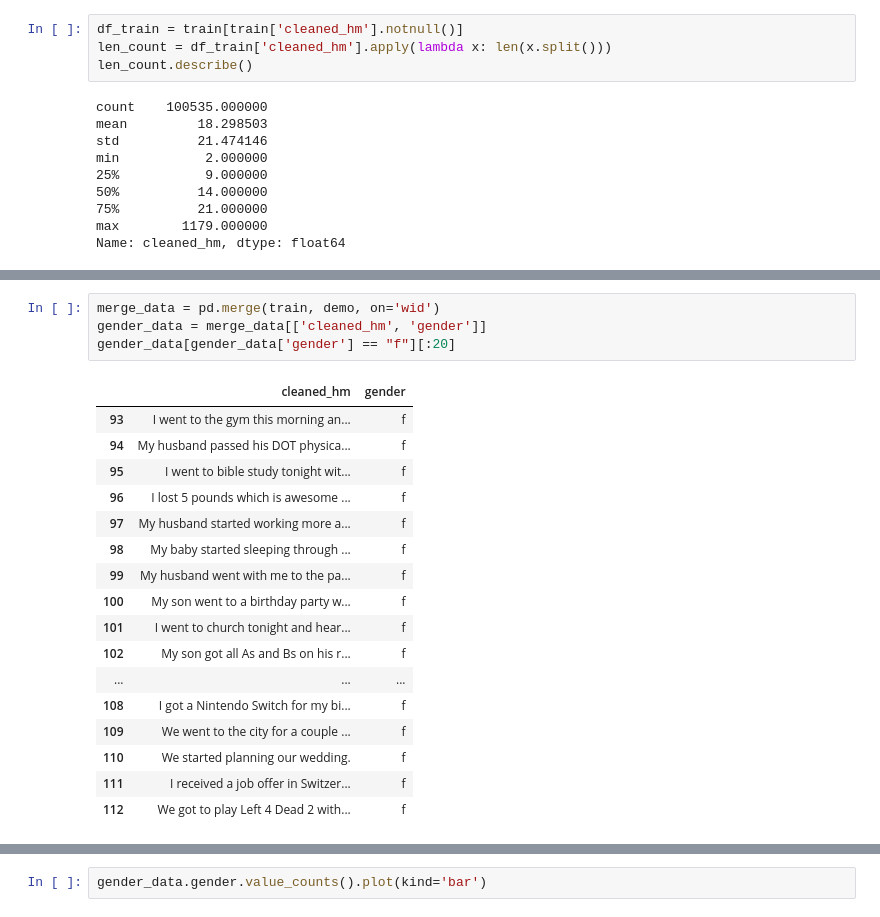
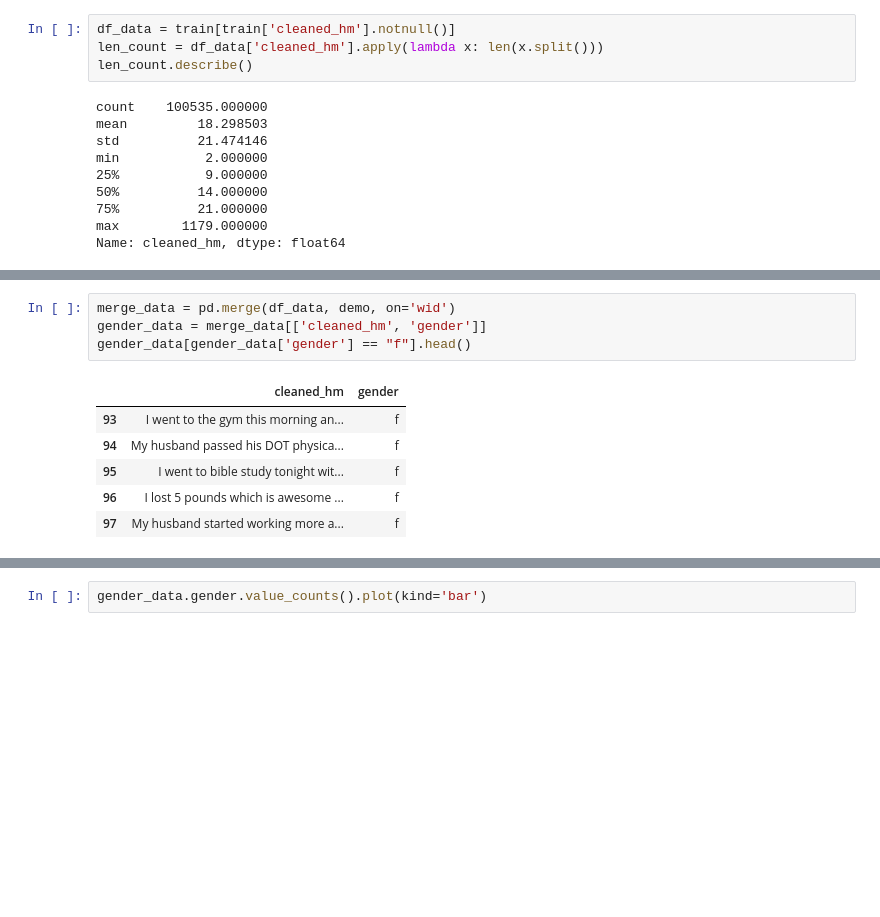
Before and after one commit to luminous66/CMPE256Project, a Jupyter notebook: happyDB.ipynb, the cells around one changed output, grey strips where cells are left out. Saved outputs shown, nothing was run; the diff lists cells and outputs as text; blank space fills up the shorter version.

```diff
--- a/happyDB.ipynb
+++ b/happyDB.ipynb
@@ -55,6 +33,6 @@ demo[:20]
 # %%
-df_train = train[train['cleaned_hm'].notnull()]
-len_count = df_train['cleaned_hm'].apply(lambda x: len(x.split()))
+df_data = train[train['cleaned_hm'].notnull()]
+len_count = df_data['cleaned_hm'].apply(lambda x: len(x.split()))
 len_count.describe()
 # %% [output]
 count    100535.000000
@@ -94,23 +47,12 @@ plt.axis("off")
 # %%
-merge_data = pd.merge(train, demo, on='wid')
+merge_data = pd.merge(df_data, demo, on='wid')
 gender_data = merge_data[['cleaned_hm', 'gender']]
-gender_data[gender_data['gender'] == "f"][:20]
+gender_data[gender_data['gender'] == "f"].head()
 # %% [output]
 |  | cleaned_hm | gender |
 | 93 | I went to the gym this morning an... | f |
 | 94 | My husband passed his DOT physica... | f |
 | 95 | I went to bible study tonight wit... | f |
 | 96 | I lost 5 pounds which is awesome ... | f |
 | 97 | My husband started working more a... | f |
-| 98 | My baby started sleeping through ... | f |
-| 99 | My husband went with me to the pa... | f |
-| 100 | My son went to a birthday party w... | f |
-| 101 | I went to church tonight and hear... | f |
-| 102 | My son got all As and Bs on his r... | f |
-| ... | ... | ... |
-| 108 | I got a Nintendo Switch for my bi... | f |
-| 109 | We went to the city for a couple ... | f |
-| 110 | We started planning our wedding. | f |
-| 111 | I received a job offer in Switzer... | f |
-| 112 | We got to play Left 4 Dead 2 with... | f |
 # %%
```
Also changed, not shown: parts of 44 cells of this notebook.
